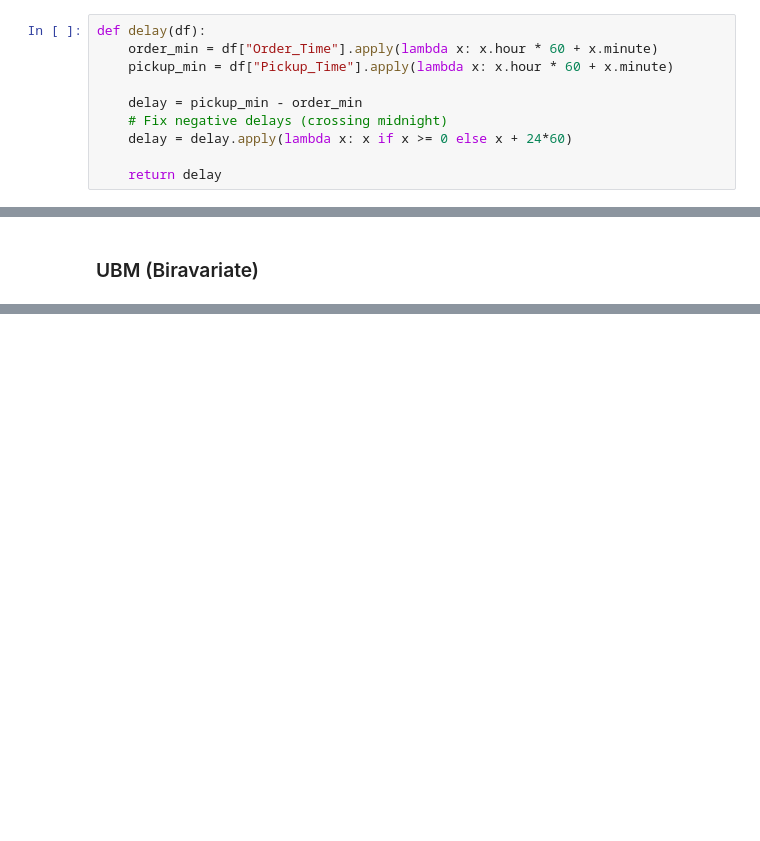
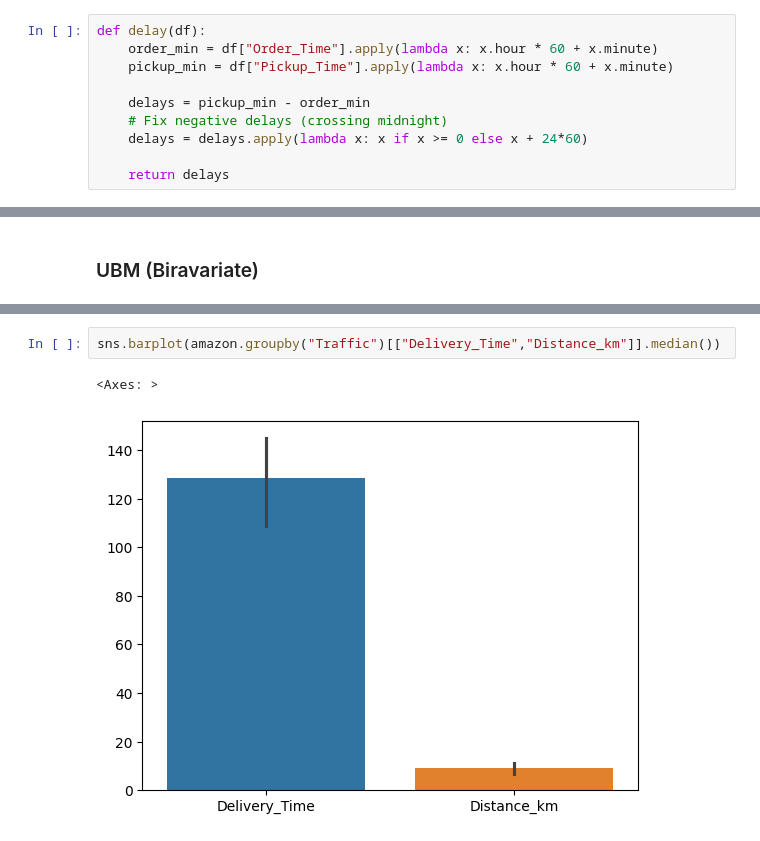
Before and after one commit to sushantkas/Project-3, a Jupyter notebook: EDA.ipynb, the cells around one changed output, grey strips where cells are left out. Saved outputs shown, nothing was run; the diff lists cells and outputs as text; blank space fills up the shorter version.

```diff
--- a/EDA.ipynb
+++ b/EDA.ipynb
@@ -671,11 +671,11 @@ def delay(df):
     order_min = df["Order_Time"].apply(lambda x: x.hour * 60 + x.minute)
     pickup_min = df["Pickup_Time"].apply(lambda x: x.hour * 60 + x.minute)
 
-    delay = pickup_min - order_min
+    delays = pickup_min - order_min
     # Fix negative delays (crossing midnight)
-    delay = delay.apply(lambda x: x if x >= 0 else x + 24*60)
+    delays = delays.apply(lambda x: x if x >= 0 else x + 24*60)
 
-    return delay
+    return delays
 # %%
 amazon["Delay"]=delay(amazon)
 # %%
@@ -990,0 +1009,5 @@ These insights help identify patterns and potential bottlenecks in the delivery
+# %%
+sns.barplot(amazon.groupby("Traffic")[["Delivery_Time","Distance_km"]].median())
+# %% [output]
+<Axes: >
+[figure, added]
```
Also changed, not shown: parts of 25 cells of this notebook, 2 other files.
